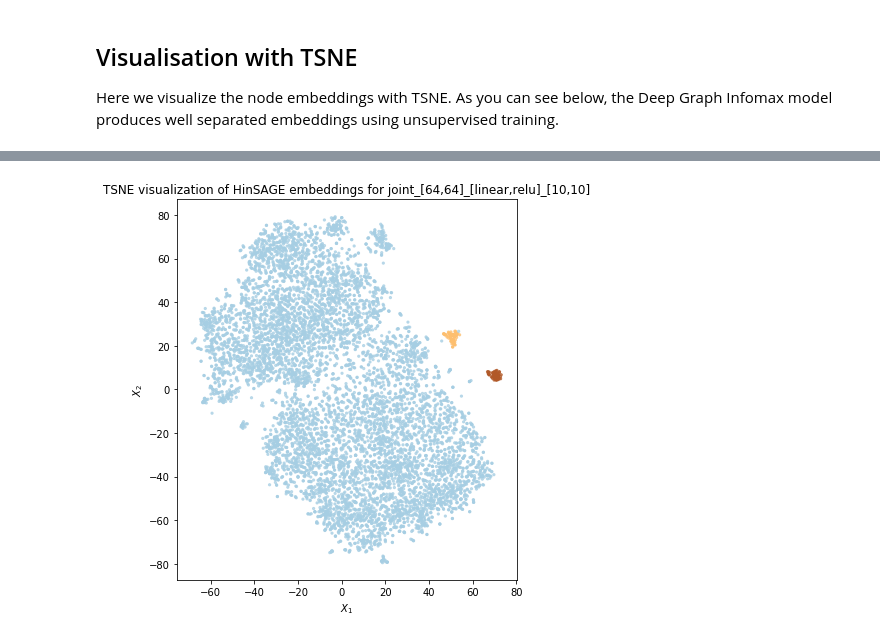
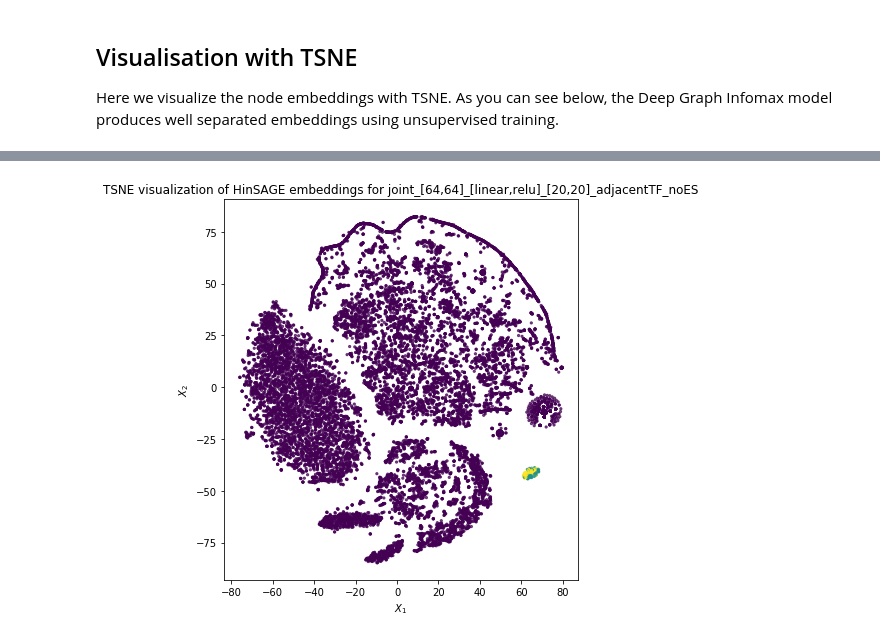
Before and after one commit to guomk/graph_embedding, a Jupyter notebook: script/dgi/joint_HinSAGE_name.ipynb, the cells around one changed output, grey strips where cells are left out. Drawn from its saved outputs; the diff is of its cells as text; code cells hidden in the pictures.

```diff
--- a/script/dgi/joint_HinSAGE_name.ipynb
+++ b/script/dgi/joint_HinSAGE_name.ipynb
@@ -50,0 +100,7 @@ feature_df = pd.read_csv(FEATURE_FOLDER / FEATURE_FILE, index_col=0)
+# %%
+common_tf = list(set(pd.read_csv(DATA_FOLDER / 'common_tf.csv')['tf']))
+common_tf_k = [_tf + '_k' for _tf in common_tf]
+common_tf_gm = [_tf + '_gm' for _tf in common_tf]
+common_tf = common_tf_k + common_tf_gm
+common_tf.sort()
+len(common_tf)
@@ -50,0 +109,22 @@ feature_df = pd.read_csv(FEATURE_FOLDER / FEATURE_FILE, index_col=0)
+# %%
+d = dict()
+for i, tf in enumerate(common_tf):
+    d[tf] = i
+
+nodes = list(set(df['source']).union(set(df['target'])))
+
+
+def node2neighbors(node, df=df):
+    feature = np.array([0] * len(common_tf))
+    a = df['target'] == node
+    b = df['source'].isin(common_tf)
+    regulators = list(df[a & b]['source'])
+    linked_tf_pos = list(map(lambda tf: d[tf], regulators))
+    feature[linked_tf_pos] = 1
+    return feature
+
+features = dict(zip(nodes, map(node2neighbors, nodes)))
+# %%
+len(features)
+feature_df = pd.DataFrame.from_dict(features, orient='index')
+feature_df
@@ -86,11 +182,11 @@ Note that:
 # %%
 # HinSAGE model
 hinsage_generator = HinSAGENodeGenerator(
-    G, batch_size=50, num_samples=[10, 10]
+    G, batch_size=50, num_samples=[20, 20]
 )
 
 hinsage_model = HinSAGE(
-    layer_sizes=[64, 64], activations=["linear", "relu"], generator=hinsage_generator
+    layer_sizes=[64, 64], activations=["relu", "relu"], generator=hinsage_generator
 )
 # hinsage_acc = run_deep_graph_infomax(hinsage_model, hinsage_generator, epochs=epochs)
 
@@ -200,19 +316,19 @@ emb.to_csv(f'./emb/{model_name}.csv', index=True, header=True)
 # %%
 alpha = 0.7
 
 fig, ax = plt.subplots(figsize=(7, 7))
 ax.scatter(
     emb_transformed[0],
     emb_transformed[1],
     c=emb_transformed["type"],
-    cmap="Paired",
+#     cmap="Paired",
     alpha=alpha,
     s=5
 )
 ax.set(aspect="equal", xlabel="$X_1$", ylabel="$X_2$")
 plt.title(f"TSNE visualization of HinSAGE embeddings for {model_name}")
 
 plt.savefig(f'./img/{model_name}.png', dpi=150)
 plt.show()
 # %% [output]
-[figure, old version]
+[figure, new version]
```
Also changed, not shown: parts of 19 cells of this notebook, 14 other files.
